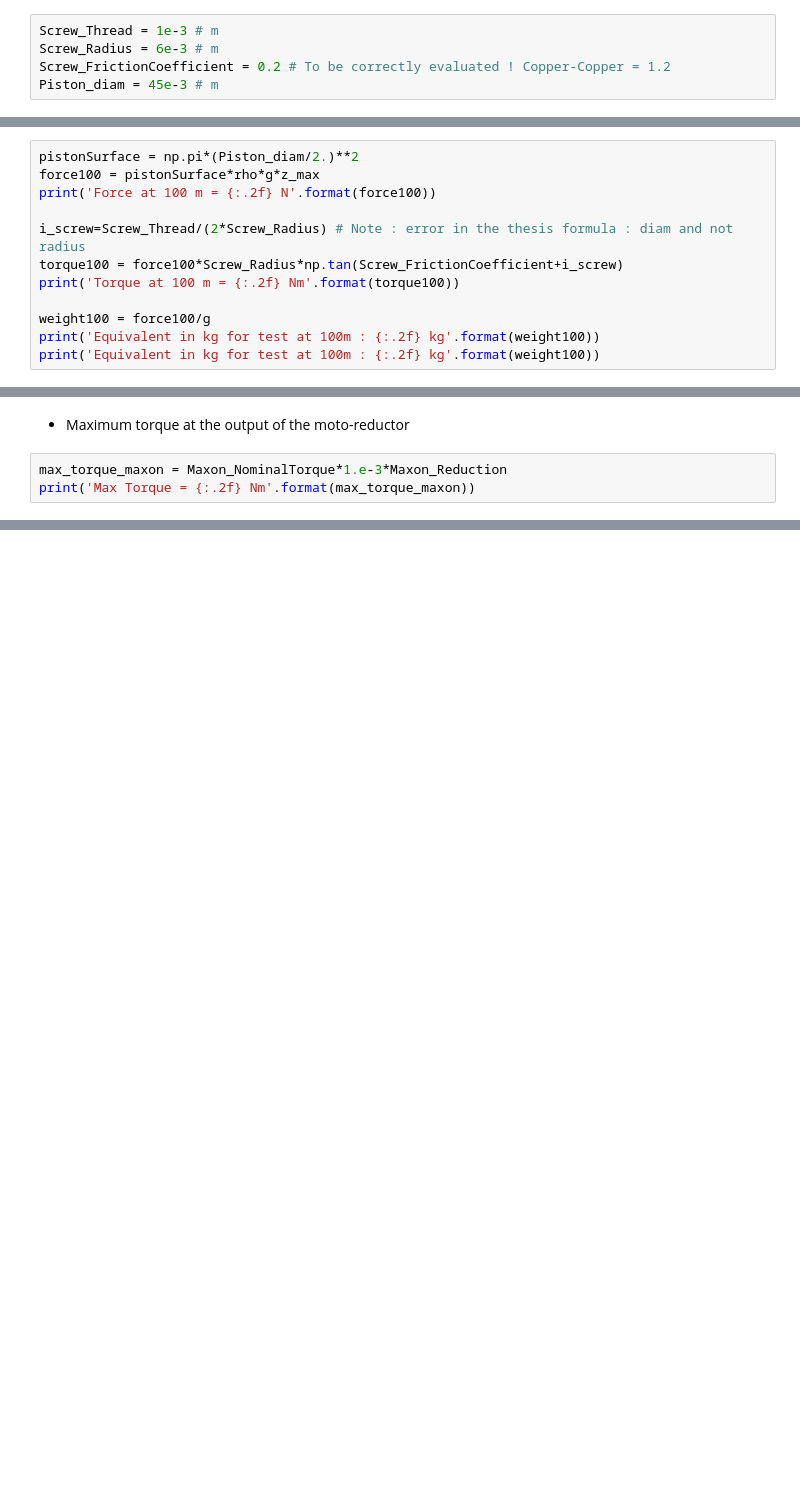
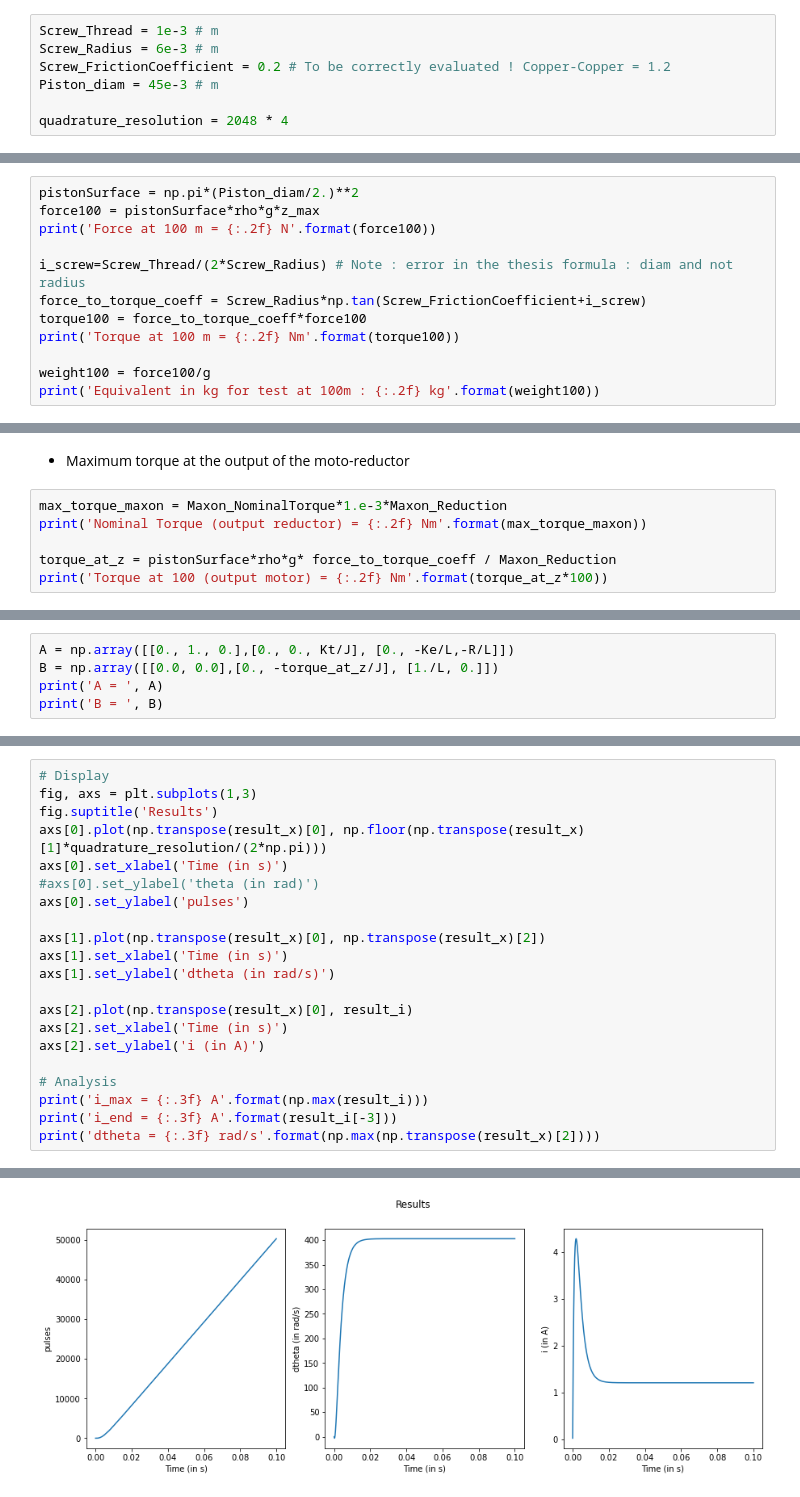
Before and after one commit to ThomasLeMezo/seabot2-hardware, a Jupyter notebook: simulation/DC_Simulator.ipynb, the cells around one changed output, grey strips where cells are left out. Saved outputs shown, nothing was run; the diff lists cells and outputs as text; blank space fills up the shorter version.

```diff
--- a/simulation/DC_Simulator.ipynb
+++ b/simulation/DC_Simulator.ipynb
@@ -51,5 +52,7 @@ Screw_Thread = 1e-3 # m
 Screw_Radius = 6e-3 # m
 Screw_FrictionCoefficient = 0.2 # To be correctly evaluated ! Copper-Copper = 1.2
 Piston_diam = 45e-3 # m
+
+quadrature_resolution = 2048 * 4
 # %% [markdown]
 ### Environement
@@ -66,12 +74,12 @@ force100 = pistonSurface*rho*g*z_max
 print('Force at 100 m = {:.2f} N'.format(force100))
 
 i_screw=Screw_Thread/(2*Screw_Radius) # Note : error in the thesis formula : diam and not radius
-torque100 = force100*Screw_Radius*np.tan(Screw_FrictionCoefficient+i_screw)
+force_to_torque_coeff = Screw_Radius*np.tan(Screw_FrictionCoefficient+i_screw)
+torque100 = force_to_torque_coeff*force100
 print('Torque at 100 m = {:.2f} Nm'.format(torque100))
 
 weight100 = force100/g
 print('Equivalent in kg for test at 100m : {:.2f} kg'.format(weight100))
-print('Equivalent in kg for test at 100m : {:.2f} kg'.format(weight100))
 # %% [output]
 Force at 100 m = 1599.22 N
 Torque at 100 m = 2.79 Nm
@@ -81,5 +88,8 @@ Equivalent in kg for test at 100m : 163.02 kg
 * Maximum torque at the output of the moto-reductor
 # %%
 max_torque_maxon = Maxon_NominalTorque*1.e-3*Maxon_Reduction
-print('Max Torque = {:.2f} Nm'.format(max_torque_maxon))
+print('Nominal Torque (output reductor) = {:.2f} Nm'.format(max_torque_maxon))
+
+torque_at_z = pistonSurface*rho*g* force_to_torque_coeff / Maxon_Reduction
+print('Torque at 100 (output motor) = {:.2f} Nm'.format(torque_at_z*100))
 # %% [output]
@@ -98,0 +129,5 @@ print(B)
+# %%
+A = np.array([[0., 1., 0.],[0., 0., Kt/J], [0., -Ke/L,-R/L]])
+B = np.array([[0.0, 0.0],[0., -torque_at_z/J], [1./L, 0.]])
+print('A = ', A)
+print('B = ', B)
@@ -136,0 +164,22 @@ i_max = 4.317 A
+# %%
+# Display
+fig, axs = plt.subplots(1,3)
+fig.suptitle('Results')
+axs[0].plot(np.transpose(result_x)[0], np.floor(np.transpose(result_x)[1]*quadrature_resolution/(2*np.pi)))
+axs[0].set_xlabel('Time (in s)')
+#axs[0].set_ylabel('theta (in rad)')
+axs[0].set_ylabel('pulses')
+
+axs[1].plot(np.transpose(result_x)[0], np.transpose(result_x)[2])
+axs[1].set_xlabel('Time (in s)')
+axs[1].set_ylabel('dtheta (in rad/s)')
+
+axs[2].plot(np.transpose(result_x)[0], result_i)
+axs[2].set_xlabel('Time (in s)')
+axs[2].set_ylabel('i (in A)')
+
+# Analysis
+print('i_max = {:.3f} A'.format(np.max(result_i)))
+print('i_end = {:.3f} A'.format(result_i[-3]))
+print('dtheta = {:.3f} rad/s'.format(np.max(np.transpose(result_x)[2])))
+# %% [output]
@@ -136,0 +189 @@ i_max = 4.317 A
+[figure, added]
```
Also changed, not shown: parts of 15 cells of this notebook, 7 other files.
